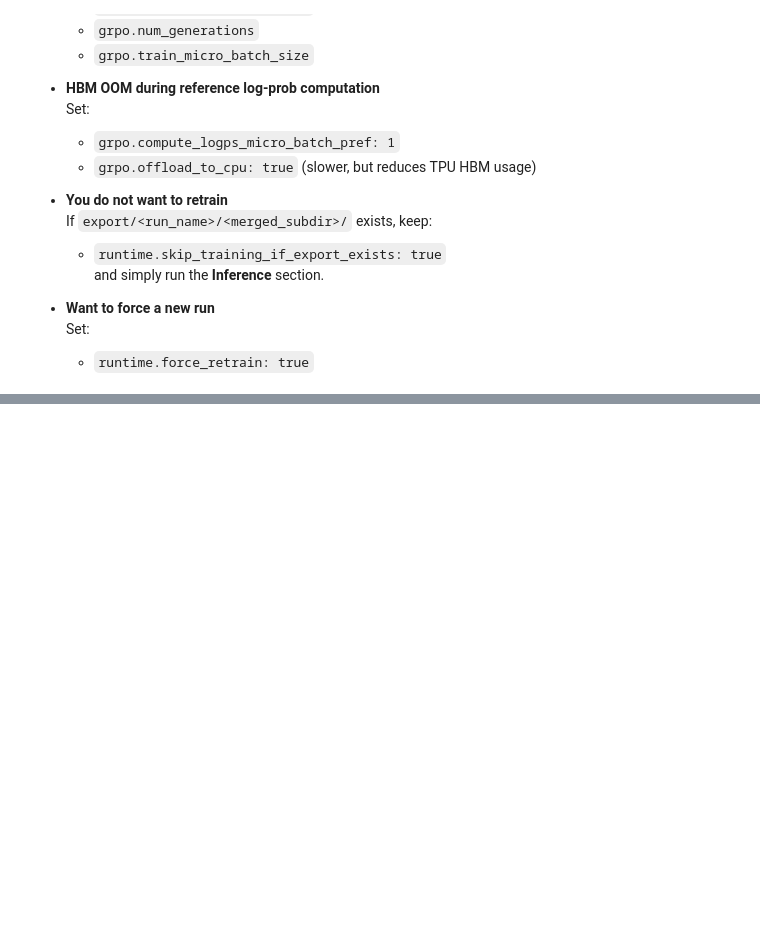
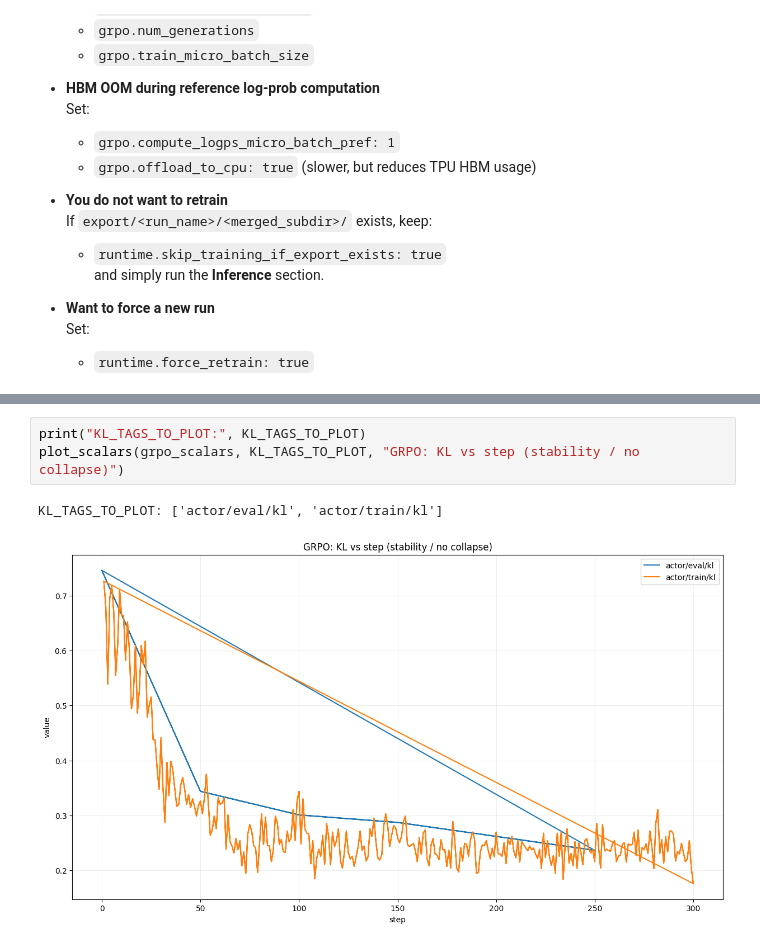
Before and after one commit to DiegoHurtad0/tunix-gemma-reasoning-traces, a Jupyter notebook: production-grade-fine-tuning-of-gemma-3-1b-with-tu.ipynb, the cells around one changed output, grey strips where cells are left out. Cells and saved outputs as stored; diff of their text form; blank space fills up the shorter version.

```diff
--- a/production-grade-fine-tuning-of-gemma-3-1b-with-tu.ipynb
+++ b/production-grade-fine-tuning-of-gemma-3-1b-with-tu.ipynb
@@ -2224,0 +2607,6 @@ else:
+# %%
+print("KL_TAGS_TO_PLOT:", KL_TAGS_TO_PLOT)
+plot_scalars(grpo_scalars, KL_TAGS_TO_PLOT, "GRPO: KL vs step (stability / no collapse)")
+# %% [output]
+KL_TAGS_TO_PLOT: ['actor/eval/kl', 'actor/train/kl']
+[figure, added]
```
Also changed, not shown: parts of 66 cells of this notebook.
